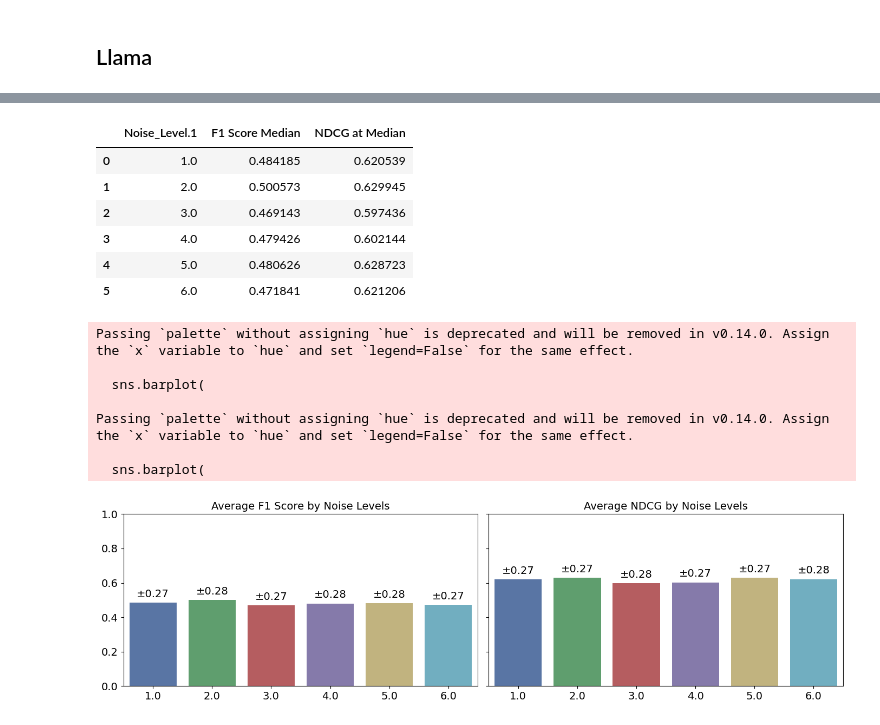
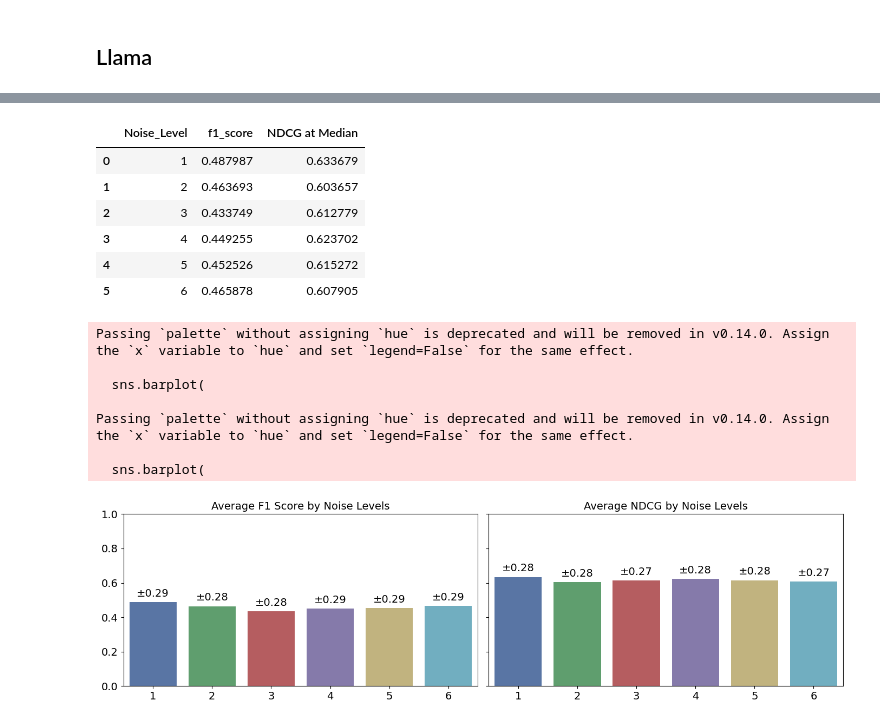
Before and after one commit to user28060/Alignment-of-schema-only-and-instance-only-data, a Jupyter notebook: Results_Experiments/RQ3- Noise/noise.ipynb, the cells around one changed output, grey strips where cells are left out. Cells and saved outputs as stored; diff of their text form; code cells hidden in the pictures.

```diff
--- a/Results_Experiments/RQ3- Noise/noise.ipynb
+++ b/Results_Experiments/RQ3- Noise/noise.ipynb
@@ -109,18 +139,18 @@ Passing `palette` without assigning `hue` is deprecated and will be removed in v
 # %%
 # Group by noise and calculate mean
-metrics_by_noise = llama.groupby('Noise_Level.1', as_index=False).agg({
-    'F1 Score Median': 'mean',
+metrics_by_noise = llama.groupby('Noise_Level', as_index=False).agg({
+    'f1_score': 'mean',
     'NDCG at Median': 'mean'
 })
 metrics_by_noise
 # %% [output]
-|  | Noise_Level.1 | F1 Score Median | NDCG at Median |
-| 0 | 1.0 | 0.484185 | 0.620539 |
-| 1 | 2.0 | 0.500573 | 0.629945 |
-| 2 | 3.0 | 0.469143 | 0.597436 |
-| 3 | 4.0 | 0.479426 | 0.602144 |
-| 4 | 5.0 | 0.480626 | 0.628723 |
-| 5 | 6.0 | 0.471841 | 0.621206 |
+|  | Noise_Level | f1_score | NDCG at Median |
+| 0 | 1 | 0.487987 | 0.633679 |
+| 1 | 2 | 0.463693 | 0.603657 |
+| 2 | 3 | 0.433749 | 0.612779 |
+| 3 | 4 | 0.449255 | 0.623702 |
+| 4 | 5 | 0.452526 | 0.615272 |
+| 5 | 6 | 0.465878 | 0.607905 |
 # %%
 import matplotlib.pyplot as plt
 import seaborn as sns
@@ -148,8 +178,8 @@ palette = [
 # Plot F1 Score barplot
 sns.barplot(
     data=metrics_by_noise,
-    x='Noise_Level.1',
-    y='F1 Score Median',
+    x='Noise_Level',
+    y='f1_score',
     palette=palette,
     ax=axes[0]
 )
@@ -169,34 +199,34 @@ for i, bar in enumerate(axes[0].patches):
 # Plot NDCG barplot
 sns.barplot(
     data=metrics_by_noise,
-    x='Noise_Level.1',
+    x='Noise_Level',
     y='NDCG at Median',
     palette=palette,
     ax=axes[1]
 )
 axes[1].set_title("Average NDCG by Noise Levels", fontsize=14)
 axes[1].set_xlabel("", fontsize=12)
 axes[1].set_ylabel("", fontsize=12)  # Shared Y-axis label is on the first plot
 axes[1].tick_params(labelsize=14)
 axes[1].set_ylim(0,1)
 
 # Add standard deviation values above the bars (NDCG)
 for i, bar in enumerate(axes[1].patches):
     height = bar.get_height()
     axes[1].text(bar.get_x() + bar.get_width() / 2, height + 0.02,
                  f"±{metrics_by_noise['NDCG_std'].iloc[i]:.2f}",
                  ha='center', va='bottom', fontsize=14)
 
 # Adjust layout
 plt.tight_layout()
 plt.savefig("noise_llama.png")
 plt.show()
 # %% [output]
 Passing `palette` without assigning `hue` is deprecated and will be removed in v0.14.0. Assign the `x` variable to `hue` and set `legend=False` for the same effect.
 
   sns.barplot(
 
 Passing `palette` without assigning `hue` is deprecated and will be removed in v0.14.0. Assign the `x` variable to `hue` and set `legend=False` for the same effect.
 
   sns.barplot(
-[figure, old version]
+[figure, new version]
```
Also changed, not shown: parts of 4 cells of this notebook, 11 other files.
